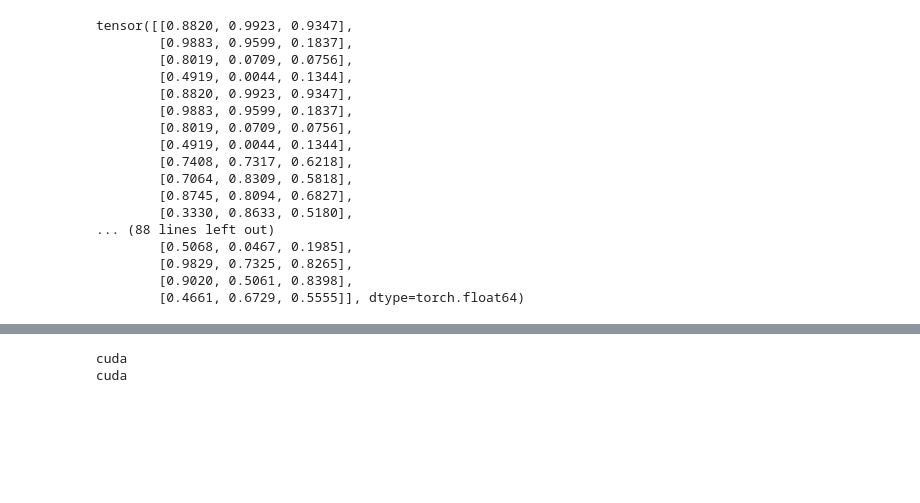
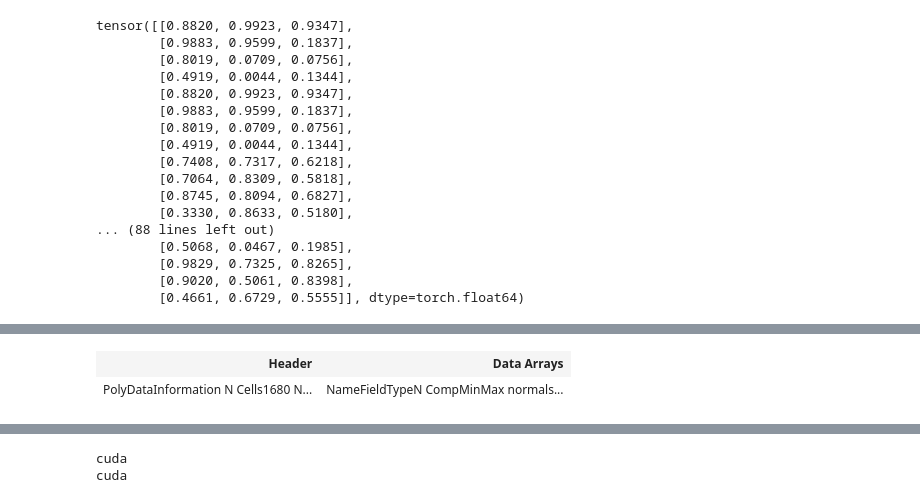
Before and after one commit to scikit-shapes/scikit-shapes, a Jupyter notebook: example.ipynb, the cells around one changed output, grey strips where cells are left out. Drawn from its saved outputs; the diff is of its cells as text; code cells hidden in the pictures; blank space fills up the shorter version.

Commit message:
update test_polydata

```diff
--- a/example.ipynb
+++ b/example.ipynb
@@ -1146,0 +1204,5 @@ AttributeError: 'PolyData' object has no attribute 'features'
+# %%
+pyvista.PolyData(back_to_vedo.polydata())
+# %% [output]
+| Header | Data Arrays |
+| PolyDataInformation N Cells1680 N... | NameFieldTypeN CompMinMax normals... |
```
Also changed, not shown: parts of 7 cells of this notebook, 1 other file.
